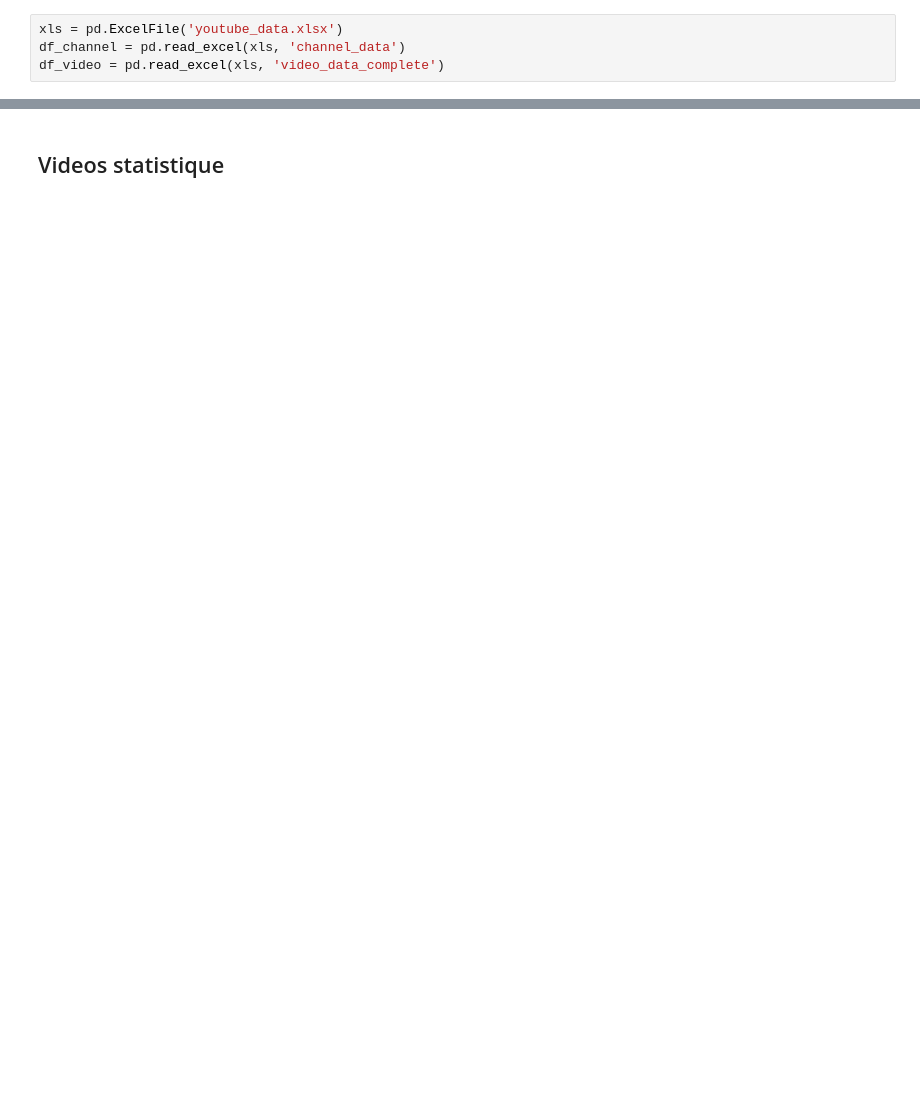
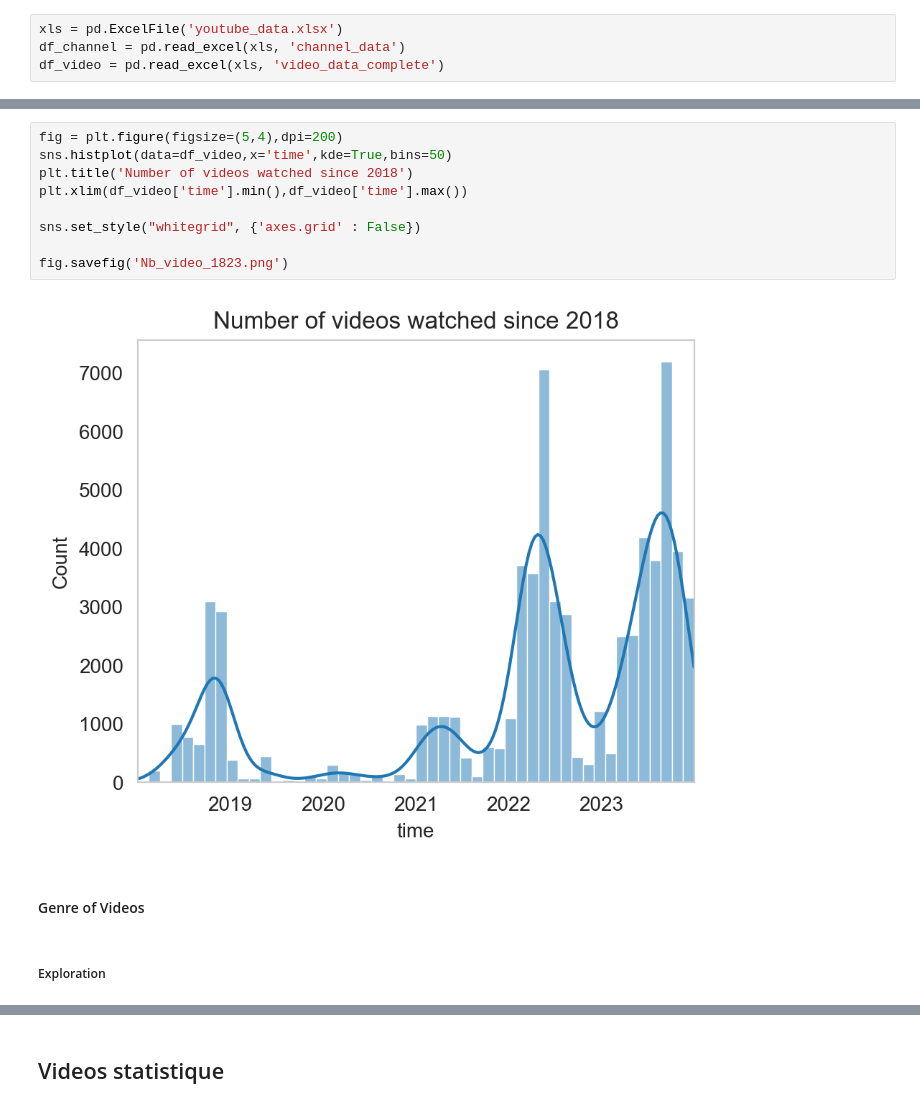
Before and after one commit to MelanieP31/PortfolioData, a Jupyter notebook: YoutubeWatch(Excel,Python,Tableau)/data_analysis.ipynb, the cells around one changed output, grey strips where cells are left out. Cells and saved outputs as stored; diff of their text form; blank space fills up the shorter version.

Commit message:
analysis graph

```diff
--- a/YoutubeWatch(Excel,Python,Tableau)/data_analysis.ipynb
+++ b/YoutubeWatch(Excel,Python,Tableau)/data_analysis.ipynb
@@ -19,0 +78,15 @@ df_video.info()
+# %%
+fig = plt.figure(figsize=(5,4),dpi=200)
+sns.histplot(data=df_video,x='time',kde=True,bins=50)
+plt.title('Number of videos watched since 2018')
+plt.xlim(df_video['time'].min(),df_video['time'].max())
+
+sns.set_style("whitegrid", {'axes.grid' : False})
+
+fig.savefig('Nb_video_1823.png')
+# %% [output]
+[figure, added]
+# %% [markdown]
+#### Genre of Videos
+# %% [markdown]
+##### Exploration
```
Also changed, not shown: parts of 94 cells of this notebook, 5 other files.
